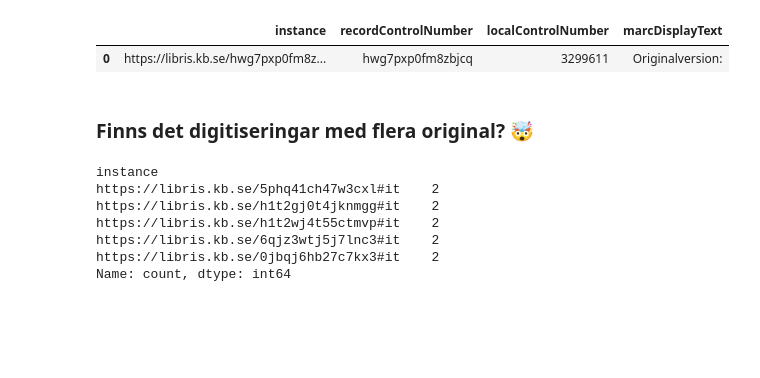
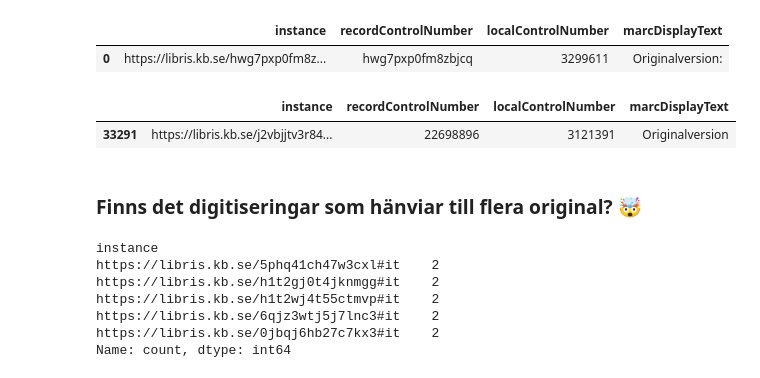
Before and after one commit to libris/librisxl, a Jupyter notebook: whelktool/scripts/cleanups/2026/05/fmt-548/digitiseringar_och_original_med_otherPhysicalFormat.ipynb, the cells around one changed output. Saved outputs shown, nothing was run; the diff lists cells and outputs as text; code cells hidden in the pictures; blank space fills up the shorter version.

```diff
--- a/whelktool/scripts/cleanups/2026/05/fmt-548/digitiseringar_och_original_med_otherPhysicalFormat.ipynb
+++ b/whelktool/scripts/cleanups/2026/05/fmt-548/digitiseringar_och_original_med_otherPhysicalFormat.ipynb
@@ -62,6 +62,11 @@ dtypes: str(4)
 memory usage: 1.4 MB
 |  | instance | recordControlNumber | localControlNumber | marcDisplayText |
 | 0 | https://libris.kb.se/hwg7pxp0fm8z... | hwg7pxp0fm8zbjcq | 3299611 | Originalversion: |
+# %%
+digitizations[digitizations["instance"] == "https://libris.kb.se/j2vbjjtv3r846hn#it"]
+# %% [output]
+|  | instance | recordControlNumber | localControlNumber | marcDisplayText |
+| 33291 | https://libris.kb.se/j2vbjjtv3r84... | 22698896 | 3121391 | Originalversion |
 # %%
 # Spara eventuella dubbletter för vidare analys. Spara i https://kbse.atlassian.net/browse/LXL-4790
 # digitizations[digitizations.duplicated(keep=False)].to_csv("digitala_med_osynliga_blanknoder.csv")
@@ -72,7 +77,7 @@ memory usage: 1.4 MB
 #digitizations.info()
 #digitizations.head(1)
 # %% [markdown]
-### Finns det digitiseringar med flera original? 🤯
+### Finns det digitiseringar som hänviar till flera original? 🤯
 # %%
 repros_with_multiple_originals = digitizations[digitizations.duplicated(subset=["instance"], keep=False)]
 repros_with_multiple_originals.value_counts("instance")
```
Also changed, not shown: parts of 4 cells of this notebook, 2 other files.
